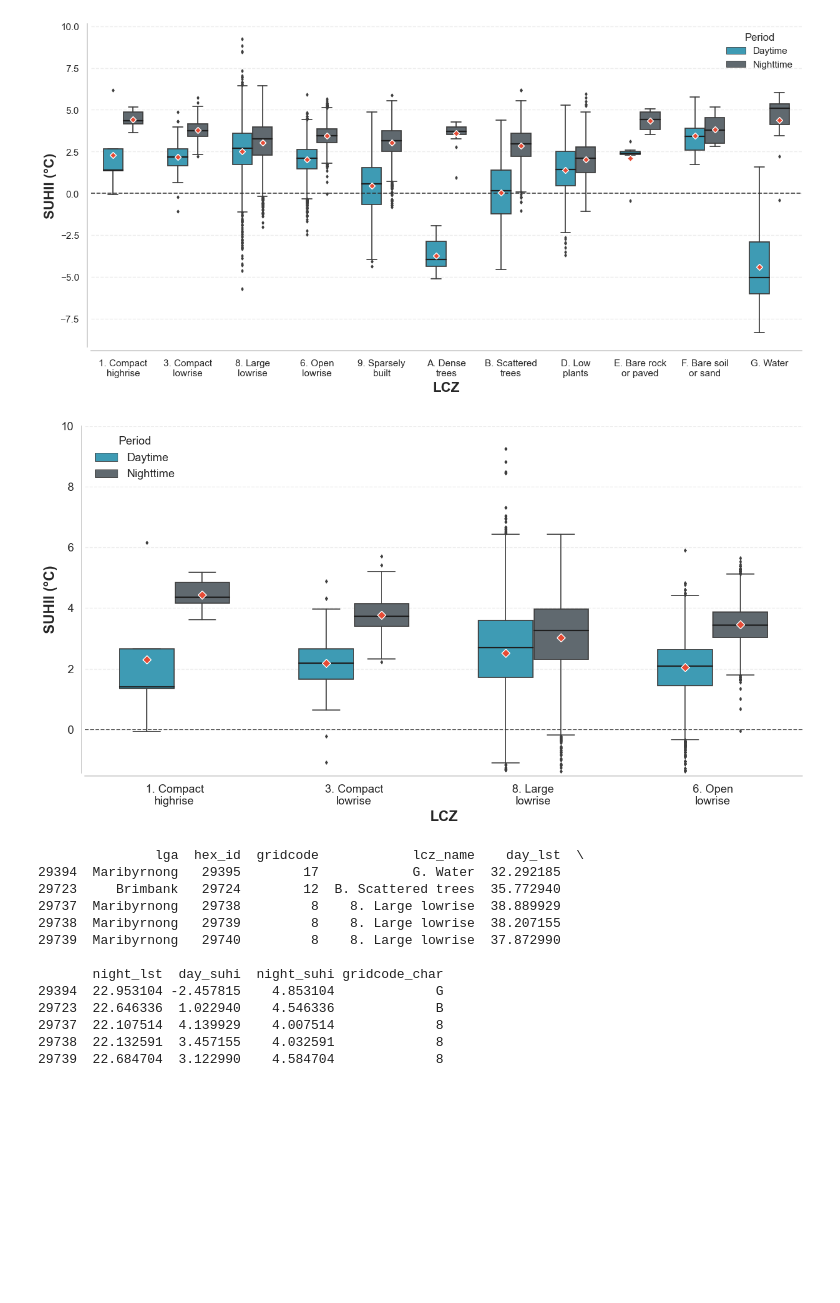
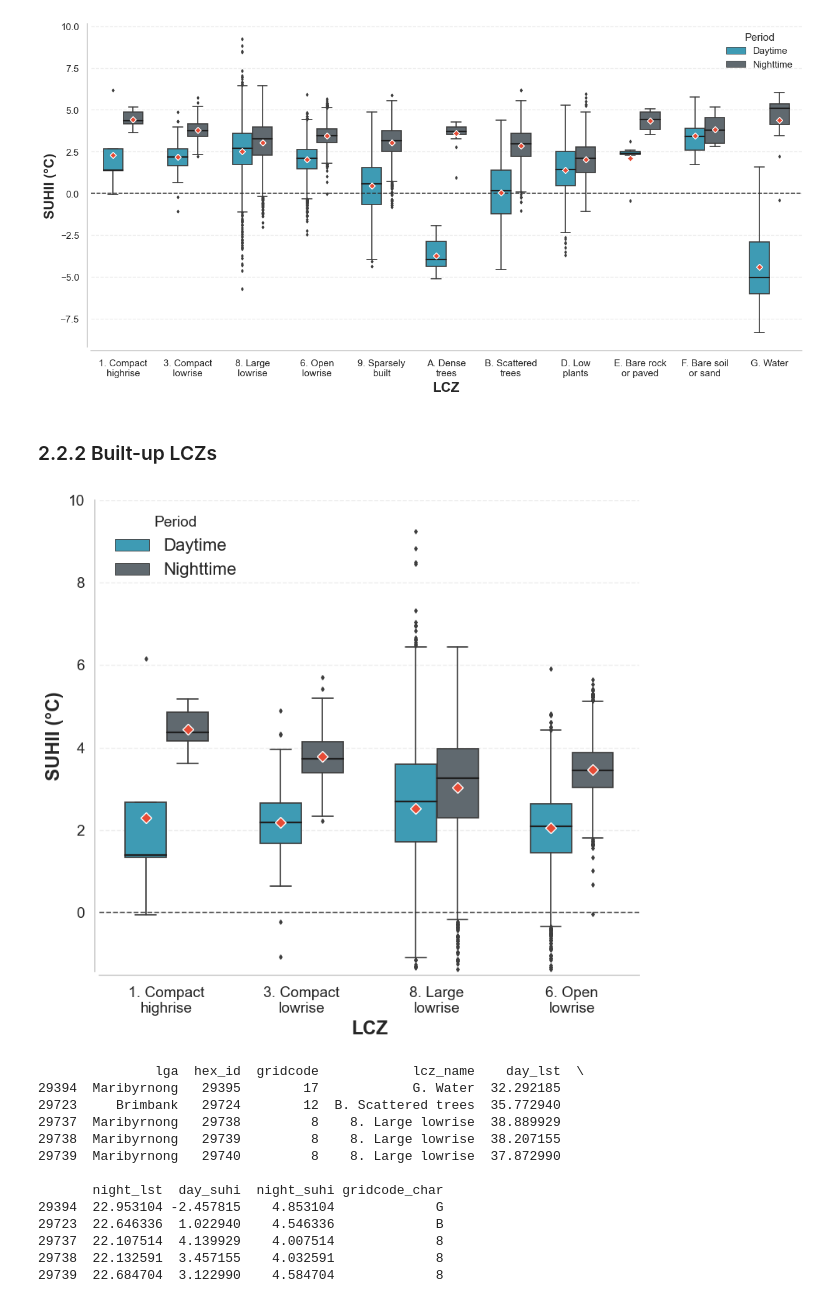
Before and after one commit to percyyvon-r/PhD-Chapter3-Diurnal-SUHII-Distribution, a Jupyter notebook: notebooks/PhD_chapter3_ypinb.ipynb, the cells around one changed output. Drawn from its saved outputs; the diff is of its cells as text; code cells hidden in the pictures; blank space fills up the shorter version.

Commit message:
updated plot for better visualization, comparison

```diff
--- a/notebooks/PhD_chapter3_ypinb.ipynb
+++ b/notebooks/PhD_chapter3_ypinb.ipynb
@@ -1772,6 +1773,8 @@ plt.show()
 plt.close()
 # %% [output]
 [figure]
+# %% [markdown]
+### 2.2.2 Built-up LCZs
 # %%
 # New line of code: filter LCZ = 1, 3, 6, 8 (keep the plot above)
 lst_suhi_zonal_filtered = lst_suhi_zonal[lst_suhi_zonal["gridcode"].isin([1, 3, 8, 6])].copy()
@@ -1801,7 +1804,9 @@ tick_size = 11 * filtered_font_scale
 legend_size = 11 * filtered_font_scale
 legend_title_size = 11 * filtered_font_scale
 
-plt.figure(figsize=(10.5 * filtered_font_scale, 6.2 * filtered_font_scale))
+#plt.figure(figsize=(10.5 * filtered_font_scale, 6.2 * filtered_font_scale))
+plt.figure(figsize=(8, 8))
+
 ax = sns.boxplot(
     data=df_long_filtered,
     x="lcz_name",
@@ -1840,35 +1845,35 @@ ax.legend(
     handles,
     new_labels,
     title="Period",
     loc="upper left",
     frameon=False,
-    fontsize=legend_size,
+    fontsize=16,
     title_fontsize=legend_title_size
 )
 
 # Balanced y-limits with fixed maximum at 10
 ymin = df_long_filtered["value"].quantile(0.01)
 ymax = df_long_filtered["value"].quantile(0.99)
 pad = 0.15 * (ymax - ymin) if ymax > ymin else 0.5
 lower_limit = ymin - pad
 ax.set_ylim(lower_limit, 10)
 
 # Final styling
 ax.grid(axis="y", linestyle="--", alpha=0.35)
 ax.grid(axis="x", visible=False)
 sns.despine(ax=ax, offset=4)
 
 plt.tight_layout(rect=[0, 0.08, 1, 1])
 
 plt.savefig(
     r"C:\Users\percy\Documents\studies\visual_studio_code\PhD-chapter3-SUHII\outputs\figures\lcz_suhi_boxplot_diurnal_lcz_1368.png",
     dpi=300,
     bbox_inches="tight"
 )
 plt.show()
 plt.close()
 # %% [output]
-[figure, old version]
+[figure, new version]
 # %%
 # Copy the columnn gricode and name it gridcode_char
 lst_suhi_zonal["gridcode_char"] = lst_suhi_zonal["gridcode"]
```
Also changed, not shown: parts of 8 cells of this notebook, 13 other files.
